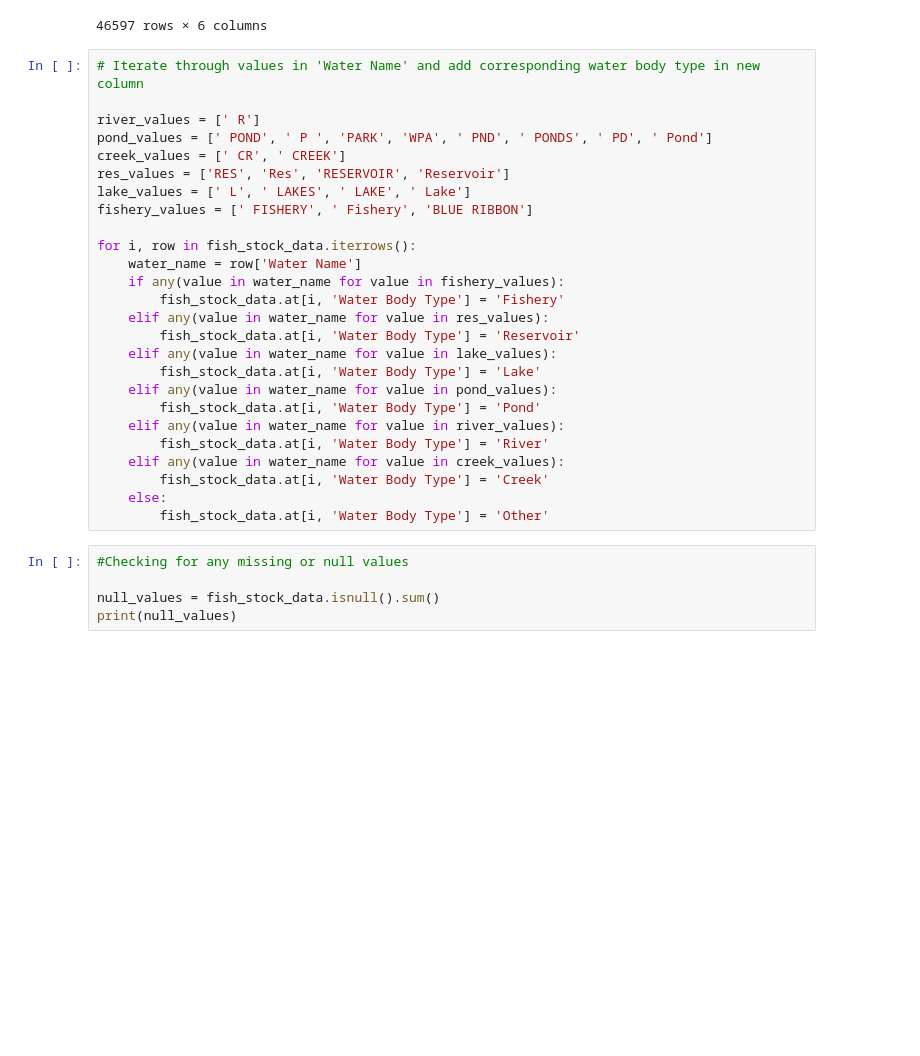
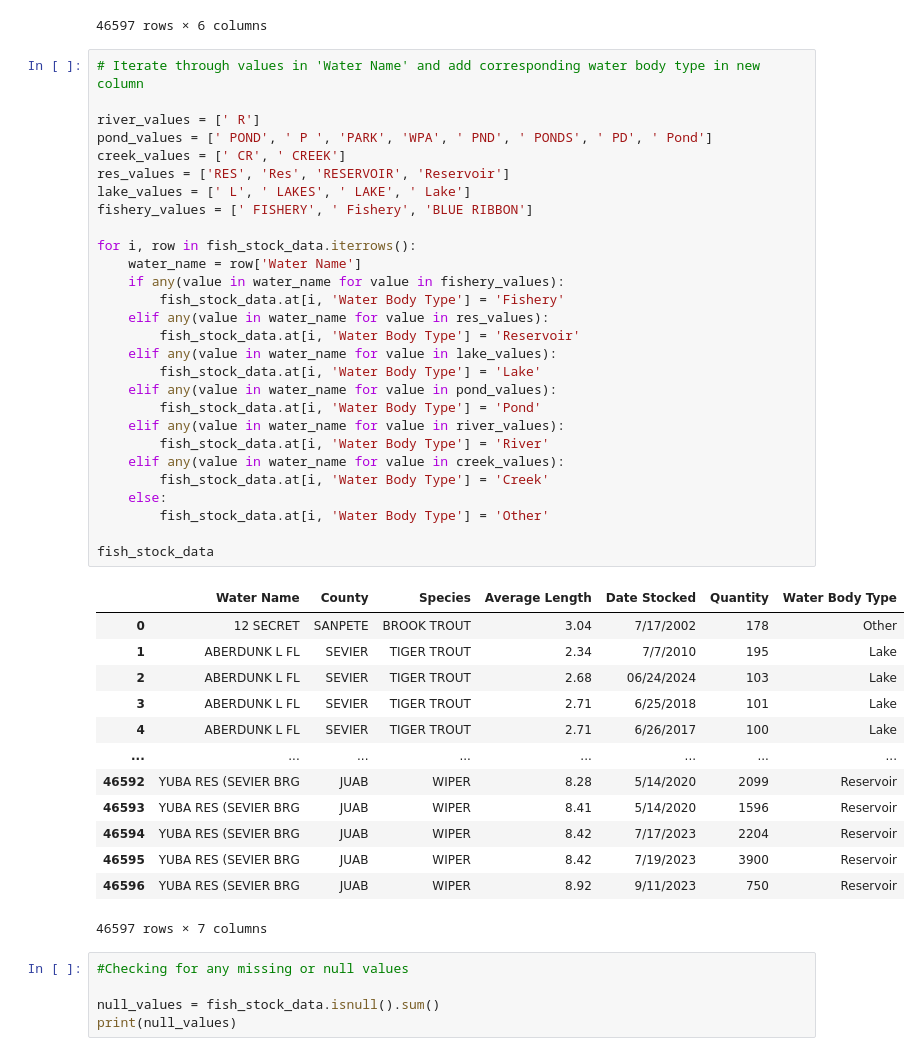
Before and after one commit to Daxton-Furniss/COMP-5960_Project, a Jupyter notebook: exploratory_notebook_draft.ipynb, the cells around one changed output. Cells and saved outputs as stored; diff of their text form; blank space fills up the shorter version.

```diff
--- a/exploratory_notebook_draft.ipynb
+++ b/exploratory_notebook_draft.ipynb
@@ -50,29 +50,45 @@ fish_stock_data
 # %%
 # Iterate through values in 'Water Name' and add corresponding water body type in new column
 
 river_values = [' R']
 pond_values = [' POND', ' P ', 'PARK', 'WPA', ' PND', ' PONDS', ' PD', ' Pond']
 creek_values = [' CR', ' CREEK']
 res_values = ['RES', 'Res', 'RESERVOIR', 'Reservoir']
 lake_values = [' L', ' LAKES', ' LAKE', ' Lake']
 fishery_values = [' FISHERY', ' Fishery', 'BLUE RIBBON']
 
 for i, row in fish_stock_data.iterrows():
     water_name = row['Water Name']
     if any(value in water_name for value in fishery_values):
         fish_stock_data.at[i, 'Water Body Type'] = 'Fishery'
     elif any(value in water_name for value in res_values):
         fish_stock_data.at[i, 'Water Body Type'] = 'Reservoir'
     elif any(value in water_name for value in lake_values):
         fish_stock_data.at[i, 'Water Body Type'] = 'Lake'
     elif any(value in water_name for value in pond_values):
         fish_stock_data.at[i, 'Water Body Type'] = 'Pond'
     elif any(value in water_name for value in river_values):
         fish_stock_data.at[i, 'Water Body Type'] = 'River'
     elif any(value in water_name for value in creek_values):
         fish_stock_data.at[i, 'Water Body Type'] = 'Creek'
     else:
         fish_stock_data.at[i, 'Water Body Type'] = 'Other'
+
+fish_stock_data
+# %% [output]
+|  | Water Name | County | Species | Average Length | Date Stocked | Quantity | Water Body Type |
+| 0 | 12 SECRET | SANPETE | BROOK TROUT | 3.04 | 7/17/2002 | 178 | Other |
+| 1 | ABERDUNK L FL | SEVIER | TIGER TROUT | 2.34 | 7/7/2010 | 195 | Lake |
+| 2 | ABERDUNK L FL | SEVIER | TIGER TROUT | 2.68 | 06/24/2024 | 103 | Lake |
+| 3 | ABERDUNK L FL | SEVIER | TIGER TROUT | 2.71 | 6/25/2018 | 101 | Lake |
+| 4 | ABERDUNK L FL | SEVIER | TIGER TROUT | 2.71 | 6/26/2017 | 100 | Lake |
+| ... | ... | ... | ... | ... | ... | ... | ... |
+| 46592 | YUBA RES (SEVIER BRG | JUAB | WIPER | 8.28 | 5/14/2020 | 2099 | Reservoir |
+| 46593 | YUBA RES (SEVIER BRG | JUAB | WIPER | 8.41 | 5/14/2020 | 1596 | Reservoir |
+| 46594 | YUBA RES (SEVIER BRG | JUAB | WIPER | 8.42 | 7/17/2023 | 2204 | Reservoir |
+| 46595 | YUBA RES (SEVIER BRG | JUAB | WIPER | 8.42 | 7/19/2023 | 3900 | Reservoir |
+| 46596 | YUBA RES (SEVIER BRG | JUAB | WIPER | 8.92 | 9/11/2023 | 750 | Reservoir |
+46597 rows × 7 columns
 # %%
 #Checking for any missing or null values
 
```
Also changed, not shown: parts of 13 cells of this notebook.
